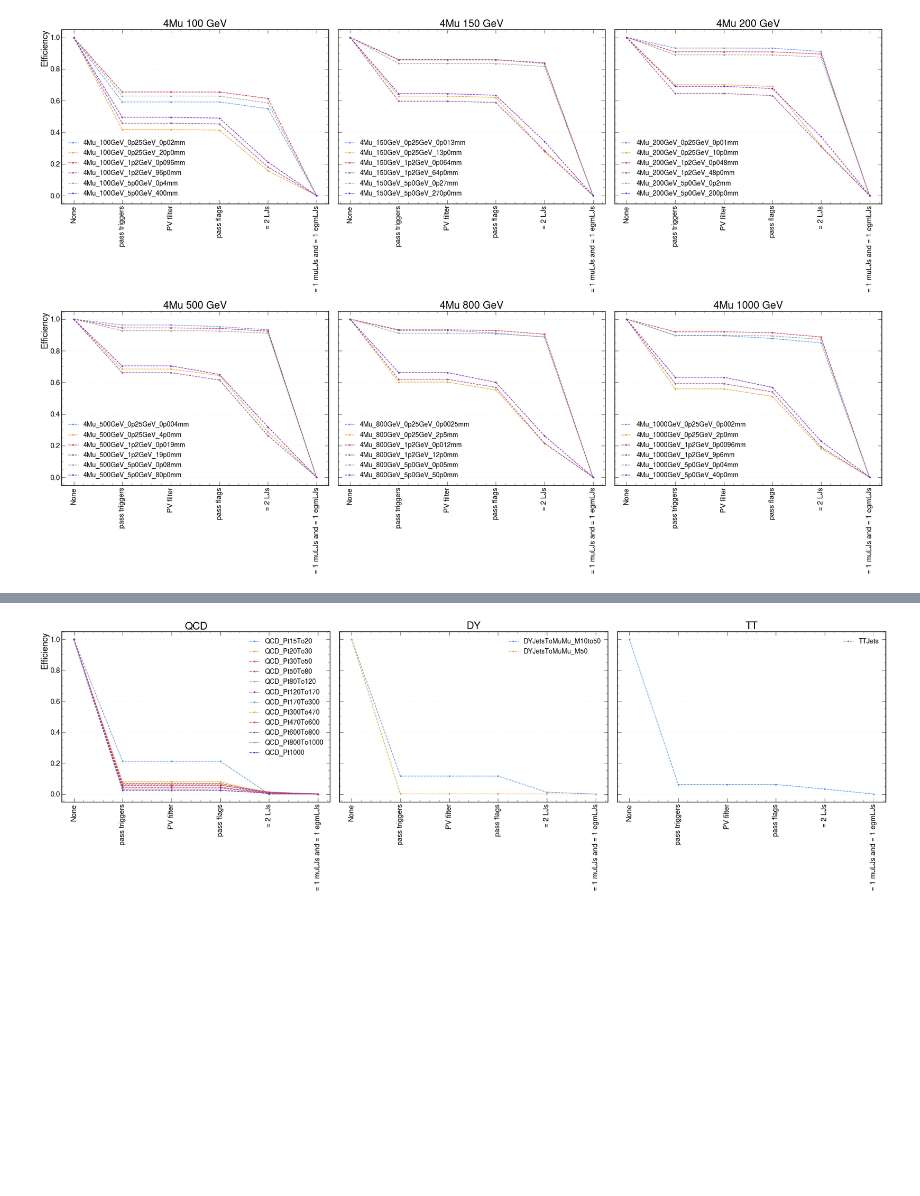
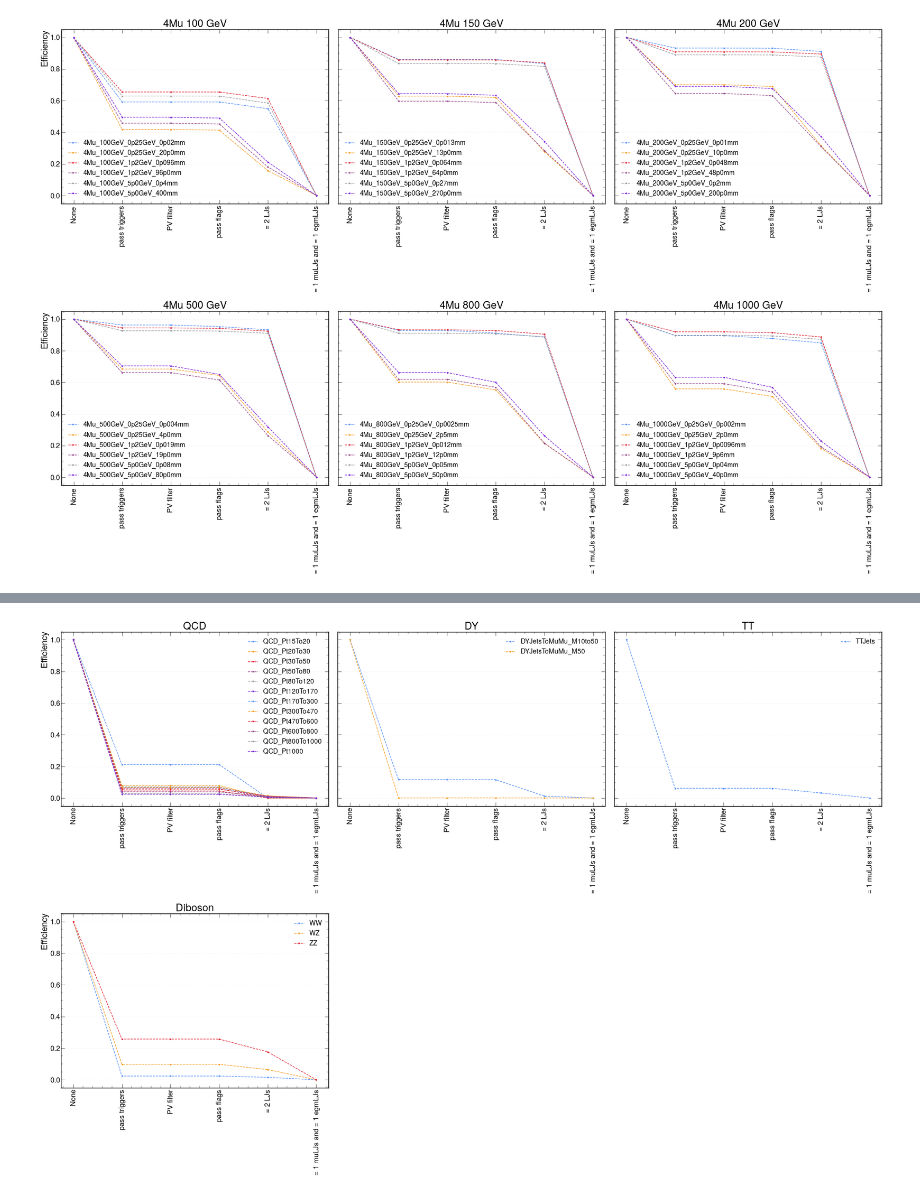
Before and after one commit to cms-sidm/SIDM, a Jupyter notebook: sidm/studies/2LJ_CR/02_MuLJ==1,EGMLJ==1_CR_Cutflow.ipynb, the cells around one changed output, grey strips where cells are left out. Saved outputs shown, nothing was run; the diff lists cells and outputs as text; code cells hidden in the pictures; blank space fills up the shorter version.

```diff
--- a/sidm/studies/2LJ_CR/02_MuLJ==1,EGMLJ==1_CR_Cutflow.ipynb
+++ b/sidm/studies/2LJ_CR/02_MuLJ==1,EGMLJ==1_CR_Cutflow.ipynb
@@ -58,6 +58,9 @@ samples_bkg = [
     "QCD_Pt1000",
     "DYJetsToMuMu_M10to50",
     "DYJetsToMuMu_M50",
+    "WW",
+    "WZ",
+    "ZZ",
 ]
 # %%
 #First check if there is already an out dictionary
@@ -378,6 +381,11 @@ DY = [
 ]
 
 TT = ["TTJets"]
+
+Diboson = [
+    "WW",
+    "WZ",
+    "ZZ"]
 # %%
 fig, axes = plot_cutflow_panels(
     out=out,
@@ -525,24 +535,26 @@ fig, axes = plot_cutflow_panels(
 # %%
 fig, axes = plot_cutflow_panels(
     out=out,
     sample_groups=[
         QCD,
         DY,
         TT,
+        Diboson,
     ],
     channel=channels[0],
     titles=[
         "QCD",
         "DY",
         "TT",
+        "Diboson",
     ],
     unweighted=False,
     cumulative=True,
     normalize=True,
     logy=False,
-    figsize=(36, 12),
+    figsize=(36, 24),
     ncols=3,
     ncol_legend=1,
 )
 # %% [output]
-[figure, old version]
+[figure, new version]
```
Also changed, not shown: parts of 4 cells of this notebook, 14 other files.
